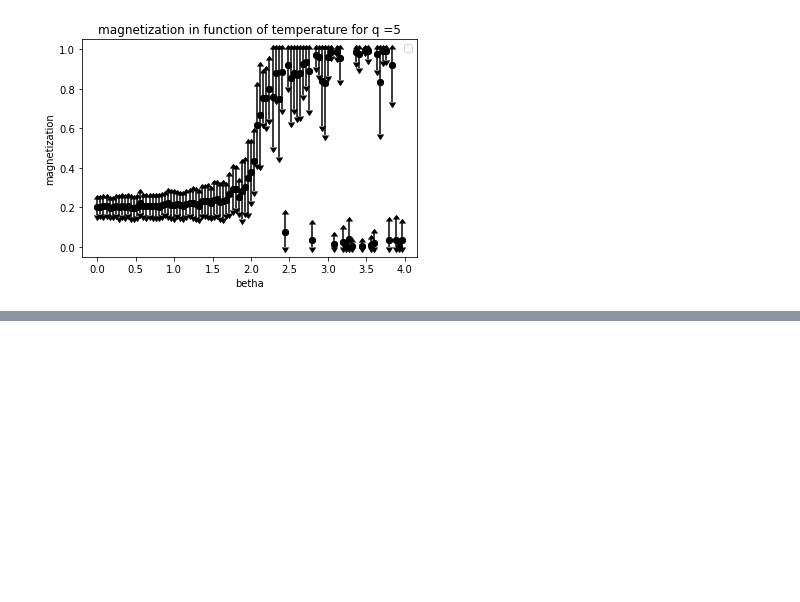
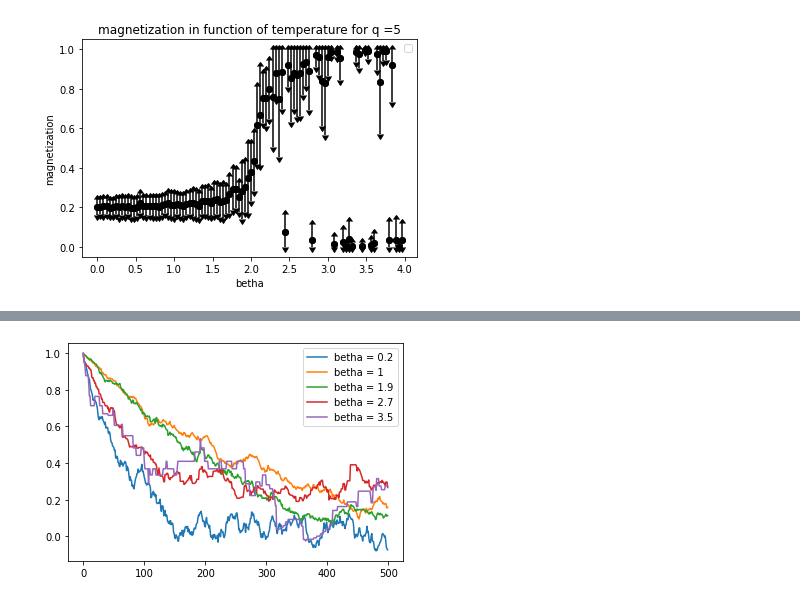
Before and after one commit to carlossoto362/QLS2021-2022Diploma, a Jupyter notebook: Copy_of_StatMechWithPython_TutorialProject_CarlosSoto.ipynb, the cells around one changed output, grey strips where cells are left out. Saved outputs shown, nothing was run; the diff lists cells and outputs as text; code cells hidden in the pictures; blank space fills up the shorter version.

```diff
--- a/Copy_of_StatMechWithPython_TutorialProject_CarlosSoto.ipynb
+++ b/Copy_of_StatMechWithPython_TutorialProject_CarlosSoto.ipynb
@@ -773,0 +800,19 @@ No handles with labels found to put in legend.
+# %%
+#dependence of the self correlation with time:
+q = 2
+h = 0.05
+J = 1
+bethas = [0.2,1,1.9,2.7, 3.5]
+L=10
+N =L*L
+tp = 900
+m = 500
+n=100
+for i in range(5):
+  scorrelation = selfCorrelation(L,q,J,h,bethas[i],tp,n,m)
+  steps = np.arange(m)
+  plt.plot(steps,scorrelation,label="betha = " + str(bethas[i]))
+plt.legend()
+plt.show()
+# %% [output]
+[figure, added]
```
Also changed, not shown: parts of 5 cells of this notebook.
